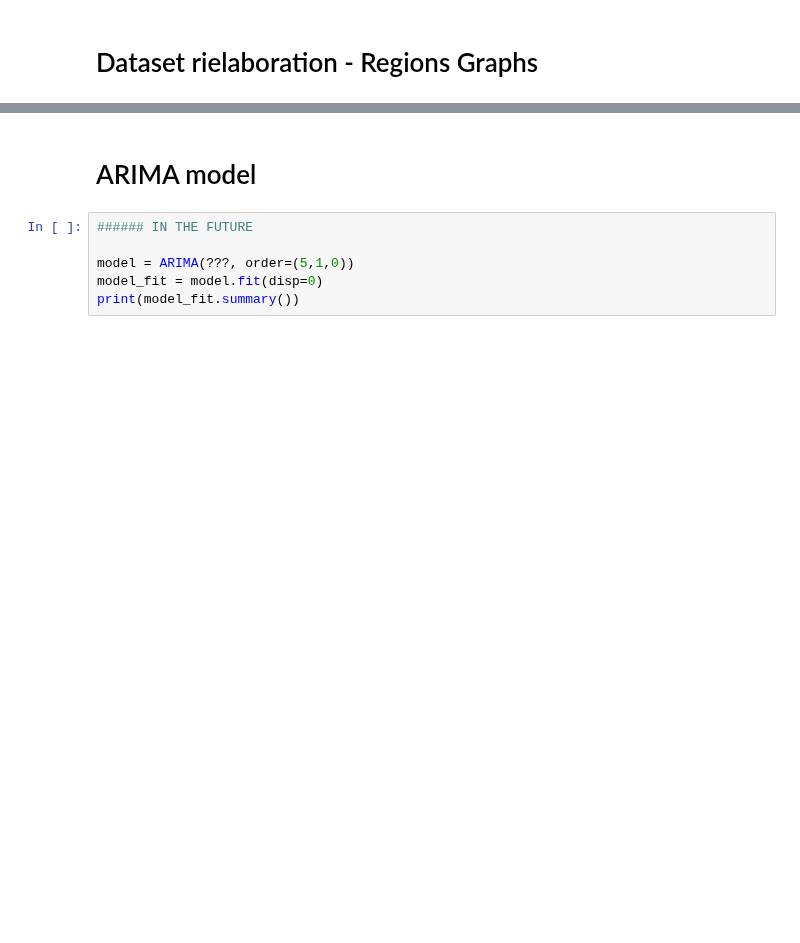
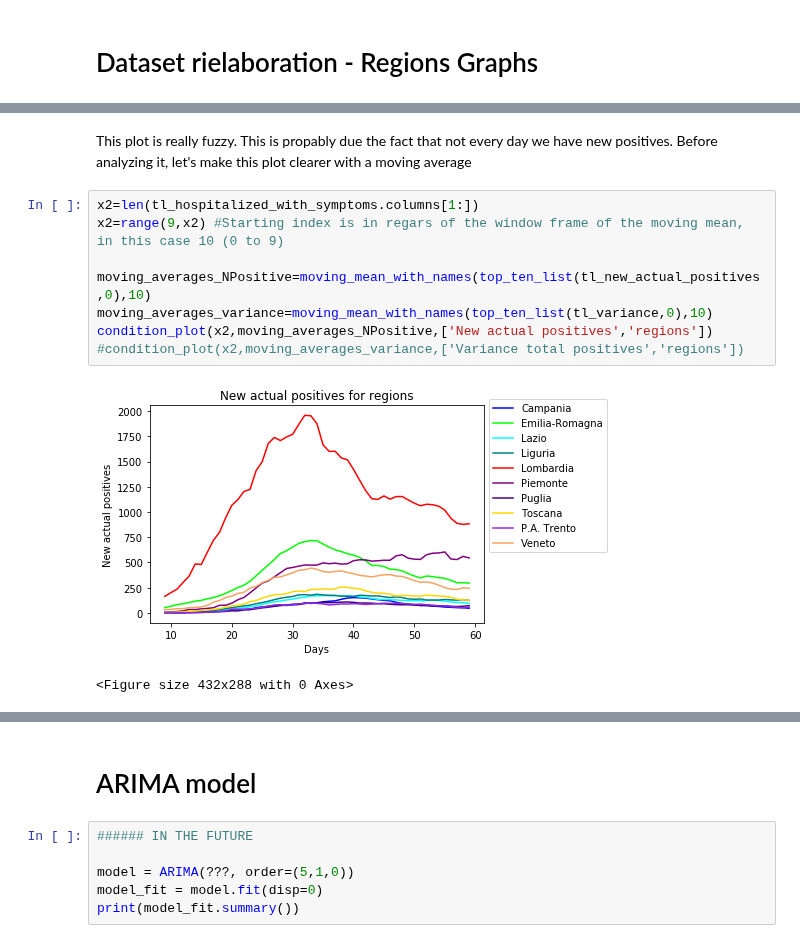
Before and after one commit to Mattia81/DataScienceForBusiness, a Jupyter notebook: Italy_analysis/Italy_analysis.ipynb, the cells around one changed output, grey strips where cells are left out. Drawn from its saved outputs; the diff is of its cells as text; blank space fills up the shorter version.

```diff
--- a/Italy_analysis/Italy_analysis.ipynb
+++ b/Italy_analysis/Italy_analysis.ipynb
@@ -344,0 +427,14 @@ for filename in listdir("./dati-province\\"):
+# %% [markdown]
+This plot is really fuzzy. This is propably due the fact that not every day we have new positives.
+Before analyzing it, let's make this plot clearer with a moving average
+# %%
+x2=len(tl_hospitalized_with_symptoms.columns[1:])
+x2=range(9,x2) #Starting index is in regars of the window frame of the moving mean, in this case 10 (0 to 9)
+
+moving_averages_NPositive=moving_mean_with_names(top_ten_list(tl_new_actual_positives,0),10)
+moving_averages_variance=moving_mean_with_names(top_ten_list(tl_variance,0),10)
+condition_plot(x2,moving_averages_NPositive,['New actual positives','regions'])
+#condition_plot(x2,moving_averages_variance,['Variance total positives','regions'])
+# %% [output]
+[figure, added]
+<Figure size 432x288 with 0 Axes>
```
Also changed, not shown: parts of 66 cells of this notebook, 1 other file.
